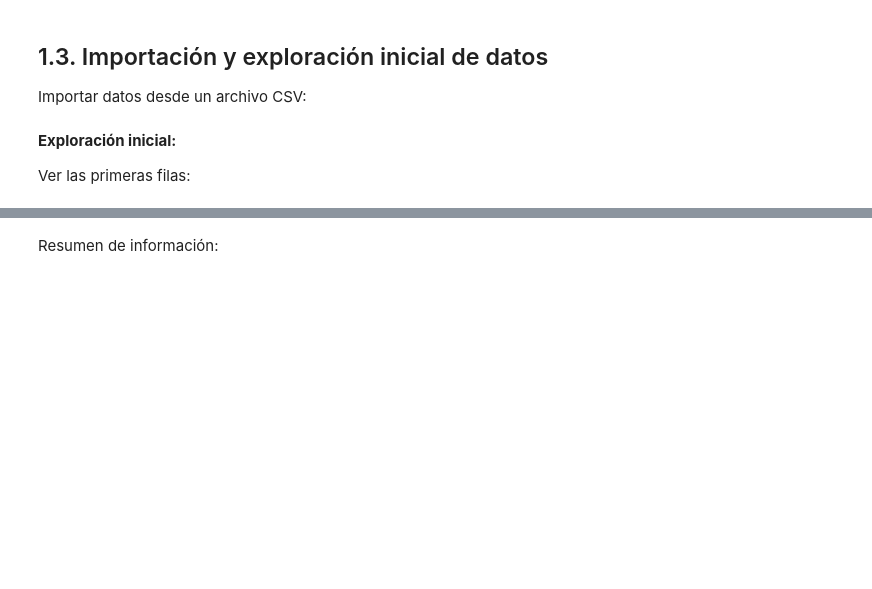
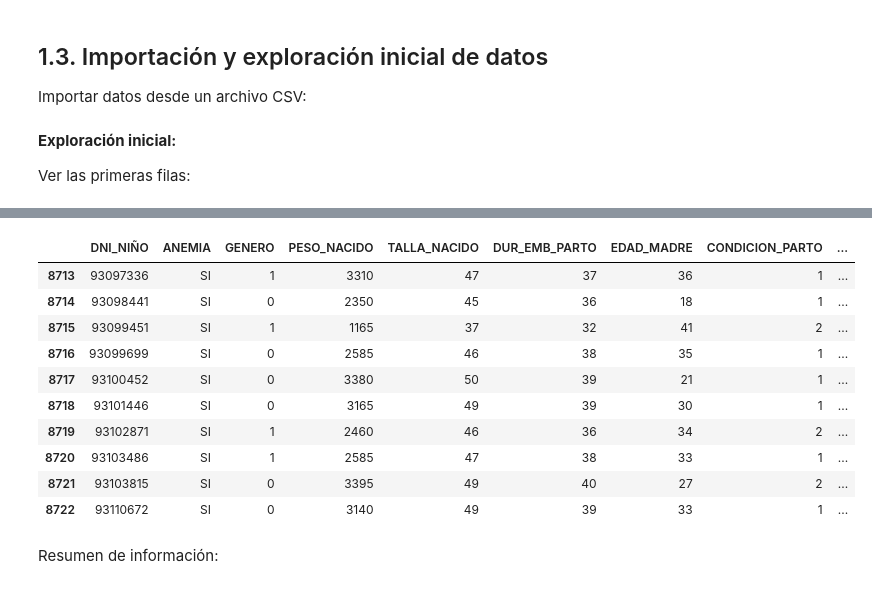
Before and after one commit to gianmarcomejia96/UTEC_PROGRA, a Jupyter notebook: 07_manipulaci_n_de_datos_con_pandas.ipynb, the cells around one changed output, grey strips where cells are left out. Saved outputs shown, nothing was run; the diff lists cells and outputs as text; code cells hidden in the pictures; blank space fills up the shorter version.

```diff
--- a/07_manipulaci_n_de_datos_con_pandas.ipynb
+++ b/07_manipulaci_n_de_datos_con_pandas.ipynb
@@ -73,3 +141,17 @@ print(df.head())  # Muestra las primeras 5 filas
+# %%
+df.tail(10)
+# %% [output]
+|  | DNI_NIÑO | ANEMIA | GENERO | PESO_NACIDO | TALLA_NACIDO | DUR_EMB_PARTO | EDAD_MADRE | CONDICION_PARTO | ... |
+| 8713 | 93097336 | SI | 1 | 3310 | 47 | 37 | 36 | 1 | ... |
+| 8714 | 93098441 | SI | 0 | 2350 | 45 | 36 | 18 | 1 | ... |
+| 8715 | 93099451 | SI | 1 | 1165 | 37 | 32 | 41 | 2 | ... |
+| 8716 | 93099699 | SI | 0 | 2585 | 46 | 38 | 35 | 1 | ... |
+| 8717 | 93100452 | SI | 0 | 3380 | 50 | 39 | 21 | 1 | ... |
+| 8718 | 93101446 | SI | 0 | 3165 | 49 | 39 | 30 | 1 | ... |
+| 8719 | 93102871 | SI | 1 | 2460 | 46 | 36 | 34 | 2 | ... |
+| 8720 | 93103486 | SI | 1 | 2585 | 47 | 38 | 33 | 1 | ... |
+| 8721 | 93103815 | SI | 0 | 3395 | 49 | 40 | 27 | 2 | ... |
+| 8722 | 93110672 | SI | 0 | 3140 | 49 | 39 | 33 | 1 | ... |
 # %% [markdown]
 Resumen de información:
 # %%
```
Also changed, not shown: parts of 29 cells of this notebook.
